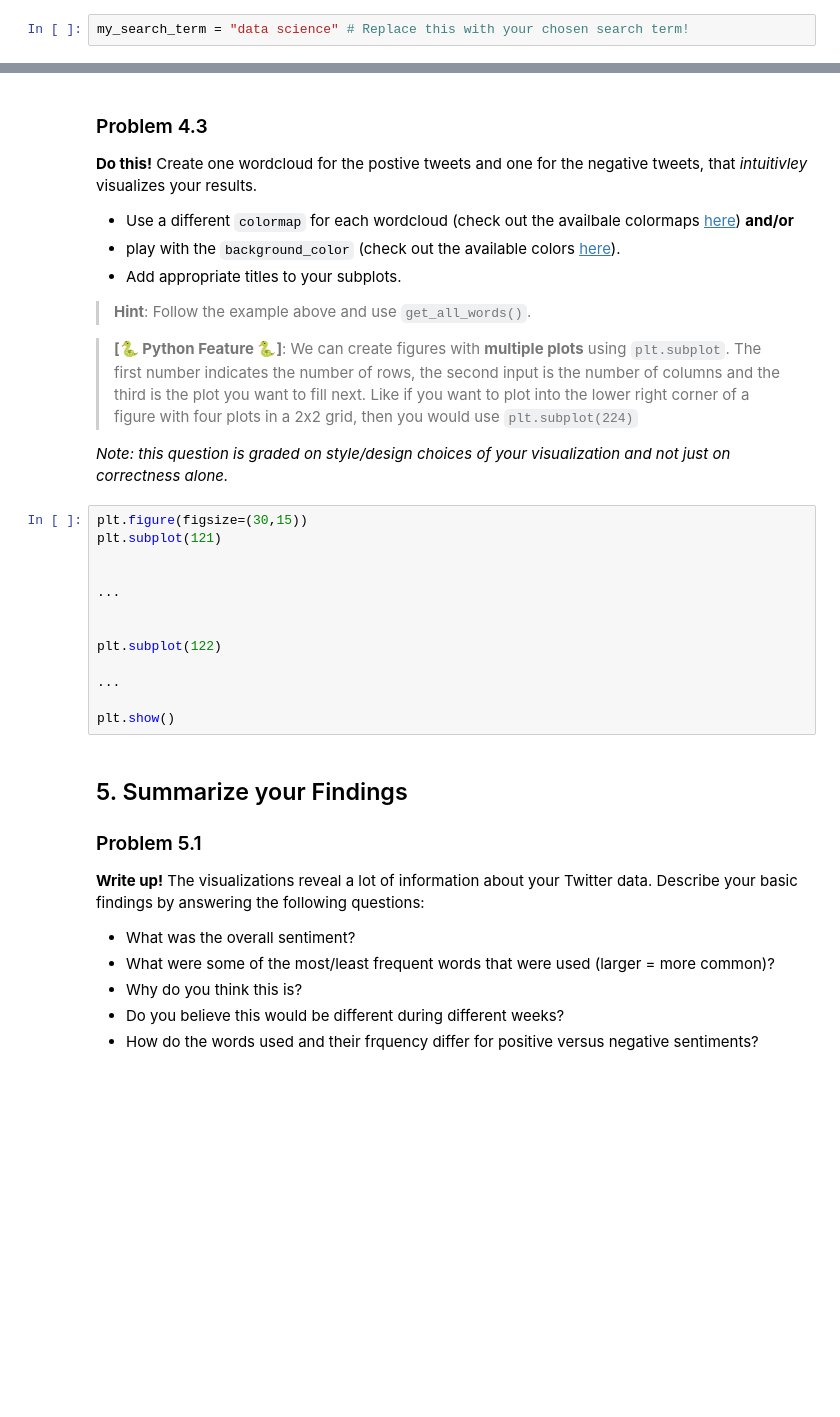
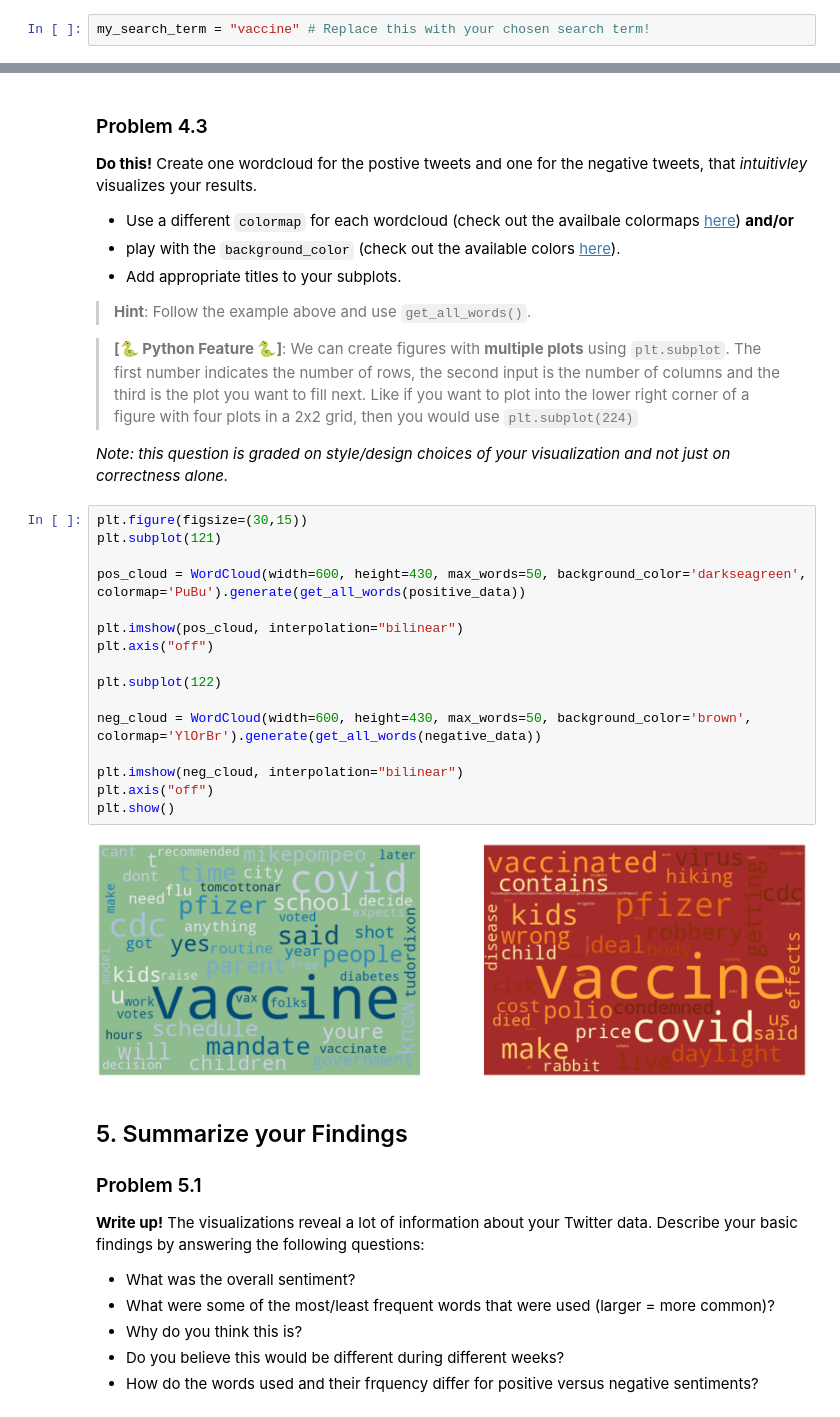
Before and after one commit to asalpert/twitter-scraping, a Jupyter notebook: hw5.ipynb, the cells around one changed output, grey strips where cells are left out. Drawn from its saved outputs; the diff is of its cells as text; blank space fills up the shorter version.

```diff
--- a/hw5.ipynb
+++ b/hw5.ipynb
@@ -125,7 +131,7 @@ def getResults(searchTerm, untilID):
 # %% [markdown]
 <!-- END QUESTION -->
 # %%
-my_search_term = "data science" # Replace this with your chosen search term!
+my_search_term = "vaccine" # Replace this with your chosen search term!
 # %%
 results = getResults(my_search_term, sys.maxsize)
 # %% [markdown]
@@ -329,19 +404,24 @@ negative_data = [i for indx,i in enumerate(data) if sentiments[indx] == -1]
 > **[🐍 Python Feature 🐍]**: We can create figures with **multiple plots** using `plt.subplot`. The first number indicates the number of rows, the second input is the number of columns and the third is the plot you want to fill next. Like if you want to plot into the lower right corner of a figure with four plots in a 2x2 grid, then you would use `plt.subplot(224)`
 
 *Note: this question is graded on style/design choices of your visualization and not just on correctness alone.*
-# %%
-plt.figure(figsize=(30,15))
-plt.subplot(121)
-
-
-...
-
-
-plt.subplot(122)
-
-...
-
-plt.show()
+# %%
+plt.figure(figsize=(30,15))
+plt.subplot(121)
+
+pos_cloud = WordCloud(width=600, height=430, max_words=50, background_color='darkseagreen', colormap='PuBu').generate(get_all_words(positive_data))
+
+plt.imshow(pos_cloud, interpolation="bilinear")
+plt.axis("off")
+
+plt.subplot(122)
+
+neg_cloud = WordCloud(width=600, height=430, max_words=50, background_color='brown', colormap='YlOrBr').generate(get_all_words(negative_data))
+
+plt.imshow(neg_cloud, interpolation="bilinear")
+plt.axis("off")
+plt.show()
+# %% [output]
+[figure, added]
 # %% [markdown]
 <!-- END QUESTION -->
 
```
Also changed, not shown: parts of 29 cells of this notebook.
